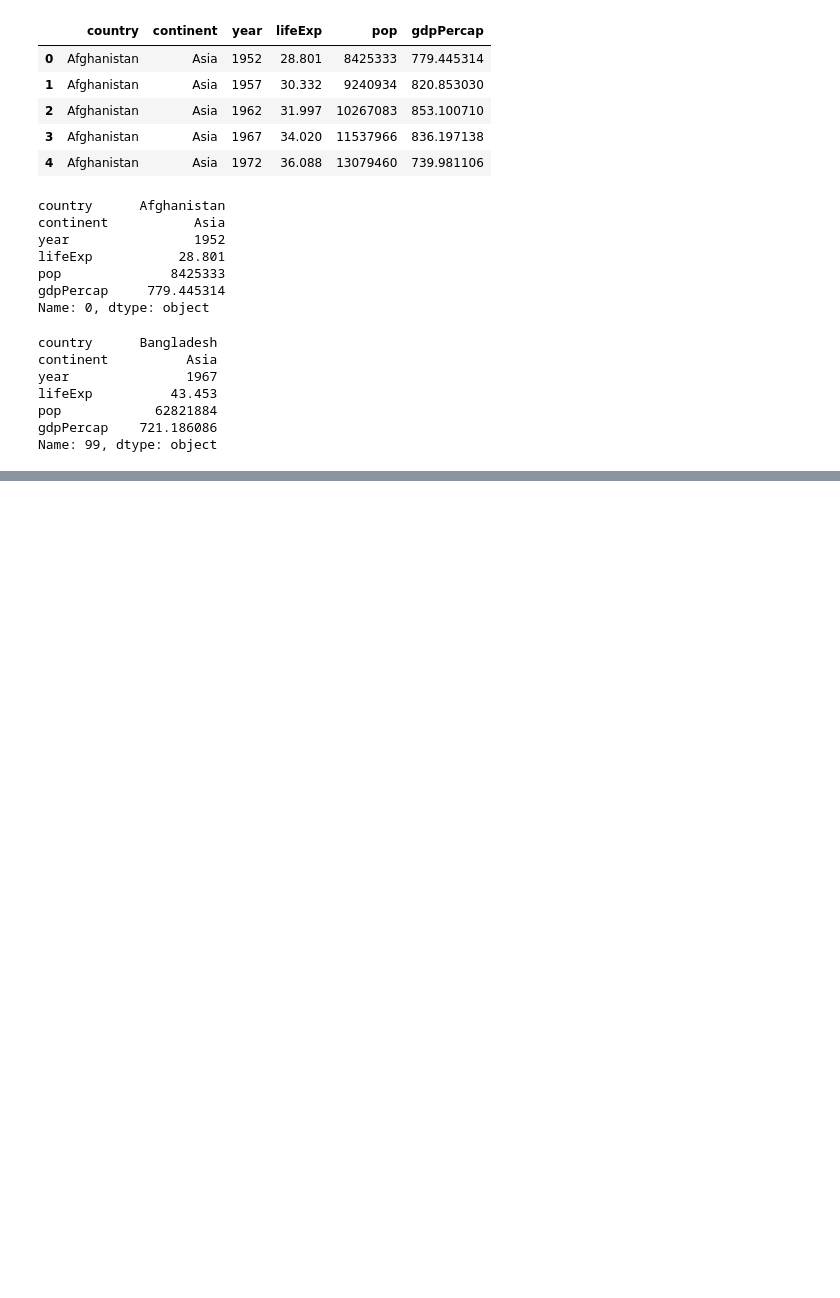
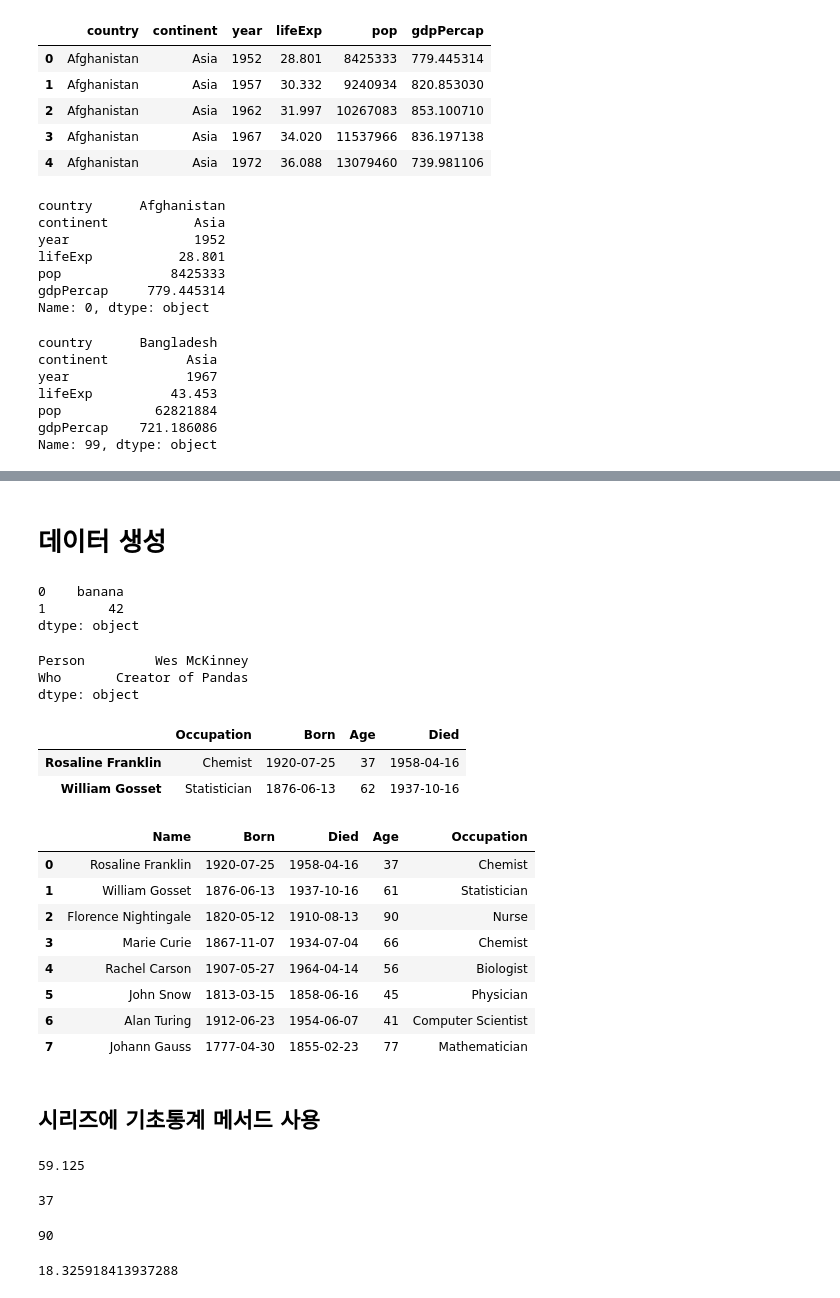
Before and after one commit to byahram/dev-study, a Jupyter notebook: python/python-ai/01_data_analysis/01_pandas.ipynb, the cells around one changed output, grey strips where cells are left out. Drawn from its saved outputs; the diff is of its cells as text; code cells hidden in the pictures; blank space fills up the shorter version.

```diff
--- a/python/python-ai/01_data_analysis/01_pandas.ipynb
+++ b/python/python-ai/01_data_analysis/01_pandas.ipynb
@@ -189,0 +474,65 @@ Name: 99, dtype: object
+# %% [markdown]
+# 데이터 생성
+# %%
+pd.Series(["banana", 42])
+# %% [output]
+0    banana
+1        42
+dtype: object
+# %%
+pd.Series(["Wes McKinney", "Creator of Pandas"], index = ["Person", "Who"])
+# %% [output]
+Person         Wes McKinney
+Who       Creator of Pandas
+dtype: object
+# %%
+# 데이터프레임 생성
+pd.DataFrame(
+    data = {"Occupation" : ["Chemist", "Statistician"],
+            "Born" : ["1920-07-25", "1876-06-13"],
+            "Died" : ["1958-04-16", "1937-10-16"],
+            "Age" : [37, 62]},
+    index = ["Rosaline Franklin", "William Gosset"],
+    columns = ["Occupation", "Born", "Age", "Died"]
+)
+# %% [output]
+|  | Occupation | Born | Age | Died |
+| Rosaline Franklin | Chemist | 1920-07-25 | 37 | 1958-04-16 |
+| William Gosset | Statistician | 1876-06-13 | 62 | 1937-10-16 |
+# %%
+# scientists 데이터 불러오기
+scientists = pd.read_csv("./data/scientists.csv")
+# %%
+scientists
+# %% [output]
+|  | Name | Born | Died | Age | Occupation |
+| 0 | Rosaline Franklin | 1920-07-25 | 1958-04-16 | 37 | Chemist |
+| 1 | William Gosset | 1876-06-13 | 1937-10-16 | 61 | Statistician |
+| 2 | Florence Nightingale | 1820-05-12 | 1910-08-13 | 90 | Nurse |
+| 3 | Marie Curie | 1867-11-07 | 1934-07-04 | 66 | Chemist |
+| 4 | Rachel Carson | 1907-05-27 | 1964-04-14 | 56 | Biologist |
+| 5 | John Snow | 1813-03-15 | 1858-06-16 | 45 | Physician |
+| 6 | Alan Turing | 1912-06-23 | 1954-06-07 | 41 | Computer Scientist |
+| 7 | Johann Gauss | 1777-04-30 | 1855-02-23 | 77 | Mathematician |
+# %% [markdown]
+## 시리즈에 기초통계 메서드 사용
+# %%
+# Age 컬럼의 평균
+scientists["Age"].mean()
+# %% [output]
+59.125
+# %%
+# Age 컬럼의 최솟값
+scientists["Age"].min()
+# %% [output]
+37
+# %%
+# Age 컬럼의 최댓값
+scientists["Age"].max()
+# %% [output]
+90
+# %%
+# Age 컬럼의 표준편차
+scientists["Age"].std()
+# %% [output]
+18.325918413937288
```
Also changed, not shown: parts of 65 cells of this notebook, 1 other file.
